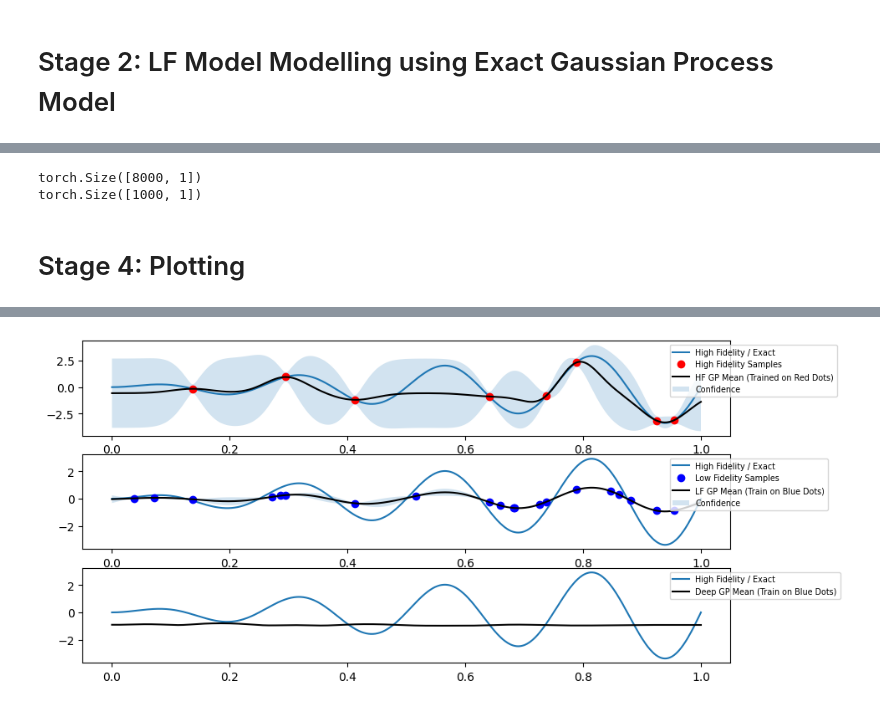
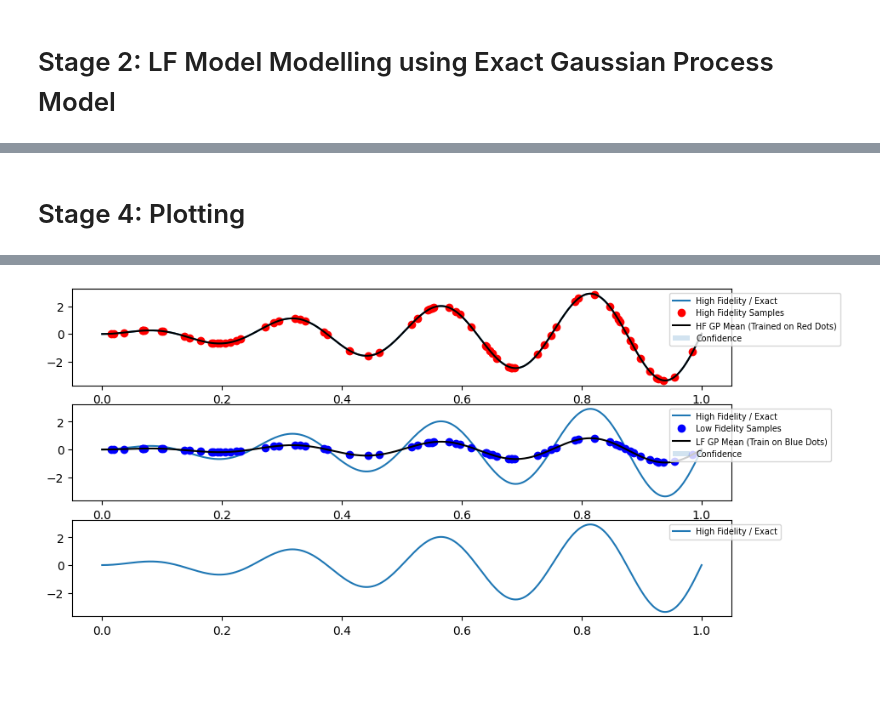
Before and after one commit to emjanser/Thesis_Workspace, a Jupyter notebook: GPyTorch GR Practice/GPyTorch_attempt_4_jupyter.ipynb, the cells around one changed output, grey strips where cells are left out. Drawn from its saved outputs; the diff is of its cells as text; code cells hidden in the pictures; blank space fills up the shorter version.

```diff
--- a/GPyTorch GR Practice/GPyTorch_attempt_4_jupyter.ipynb
+++ b/GPyTorch GR Practice/GPyTorch_attempt_4_jupyter.ipynb
@@ -30,8 +30,8 @@ def lf(x):
     return torch.sin(x * (8 * math.pi))*x # + torch.randn(x.size()) * math.sqrt(0.04) #* the inaccurately simulated sin model for LF data
 
 # Setting the number of LF and HF points
-Nlf=20
-Nhf=8
+Nlf=70
+Nhf=200
 
 #Sampling LF and HF model randomly
 X_lf = np.random.permutation(X)[0:Nlf] # basically randomly aranges the 50 different values in X array, from 0 to "len(Nlf)"
@@ -364,22 +186,3 @@ RuntimeError: Flattening the training labels failed. The most common cause of th
-# %%
-
-
-# reshape the pred4_mean to plot
-observed_pred4_mean = torch.flip(observed_pred4_mean, [0,1])
-observed_pred4_mean = observed_pred4_mean.reshape(-1,1)
-print((observed_pred4_mean.size()))
-
-observed_pred4_mean = observed_pred4_mean[0:1000,:]
-print((observed_pred4_mean.size()))
-
-
-
-# Fix the X and observed_pred2_mean back to tensors
-X = torch.tensor(X)
-observed_pred2_mean = torch.tensor(observed_pred2_mean)
-# %% [output]
-torch.Size([8000, 1])
-torch.Size([1000, 1])
 # %% [markdown]
 # Stage 4: Plotting
 # %%
@@ -389,8 +192,8 @@ with torch.no_grad():
     # Get upper and lower confidence bounds
     lower,  upper  =  observed_pred.confidence_region()
     lower2, upper2 = observed_pred2.confidence_region()
-    lower3, upper3 = observed_pred3.confidence_region()
-    lower4, upper4 = observed_pred4.confidence_region()
+    # lower3, upper3 = observed_pred3.confidence_region()
+    # lower4, upper4 = observed_pred4.confidence_region()
 
     #High Fidelity / Exact Line
     ax[0].plot(X,hf(X), label="High Fidelity / Exact")
@@ -404,7 +207,7 @@ with torch.no_grad():
     # GP Mean PREDICTIONS
     ax[0].plot(test_x.numpy(),observed_pred.mean.numpy(), 'k', label = "HF GP Mean (Trained on Red Dots)")
     ax[1].plot(test_x2.numpy(),observed_pred2.mean.numpy(), 'k', label = "LF GP Mean (Train on Blue Dots)")
-    ax[2].plot(X.numpy(),observed_pred4_mean.numpy(), 'k', label = "Deep GP Mean (Train on Blue Dots)")
+    # ax[2].plot(X.numpy(),observed_pred4_mean.numpy(), 'k', label = "Deep GP Mean (Train on Blue Dots)")
 
     # Shade between the lower and upper confidence bounds
     ax[0].fill_between(test_x.numpy(), lower.numpy(), upper.numpy(), alpha=0.2, label = "Confidence")
@@ -425 +228 @@ Finished in 25.311197519302368 seconds.
-[figure, old version]
+[figure, new version]
```
Also changed, not shown: parts of 6 cells of this notebook, 8 other files.
